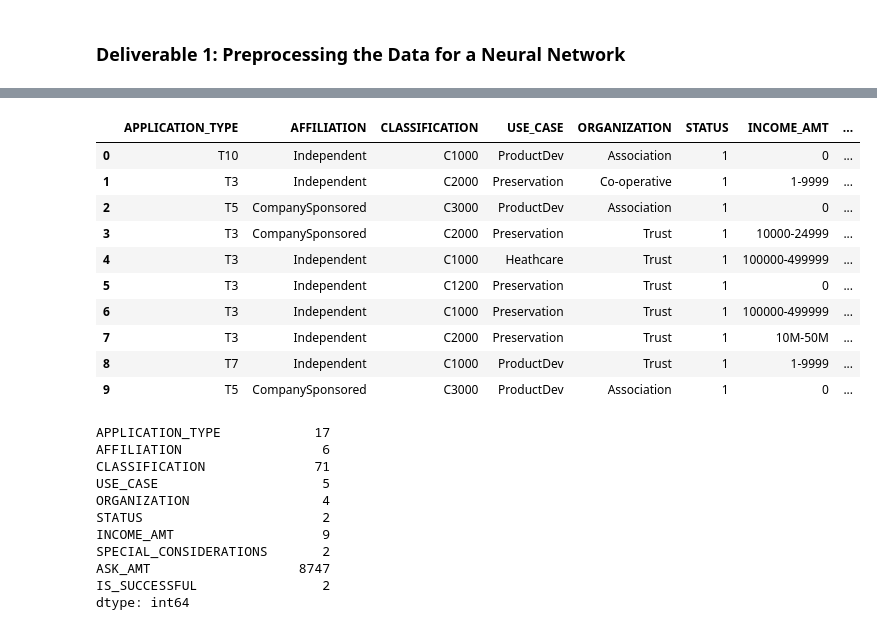
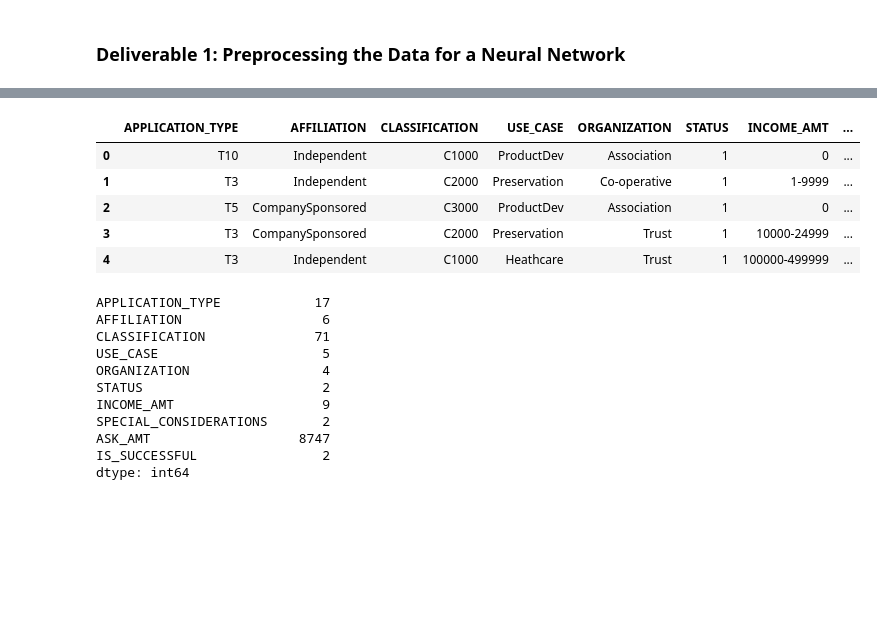
Before and after one commit to MRLinares/Neural_Network_Charity_Analysis, a Jupyter notebook: AlphabetSoupCharity.ipynb, the cells around one changed output, grey strips where cells are left out. Saved outputs shown, nothing was run; the diff lists cells and outputs as text; code cells hidden in the pictures; blank space fills up the shorter version.

```diff
--- a/AlphabetSoupCharity.ipynb
+++ b/AlphabetSoupCharity.ipynb
@@ -3,13 +12,8 @@
 # %%
-# Import our dependencies
-from sklearn.model_selection import train_test_split
-from sklearn.preprocessing import StandardScaler,OneHotEncoder
+#  Import and read the charity_data.csv.
+
 import pandas as pd
-import tensorflow as tf
-
-#  Import and read the charity_data.csv.
-import pandas as pd
-application_df = pd.read_csv("https://raw.githubusercontent.com/MRLinares/Neural_Network_Charity_Analysis/main/charity_data.csv")
+application_df = pd.read_csv("https://raw.githubusercontent.com/MRLinares/Neural_Network_Charity_Analysis/main/Resources/charity_data.csv")
 application_df.head(10)
 
 # From the dataset and the ask of the challenege:
@@ -30,21 +34,16 @@ application_df.head(10)
 # %%
 # Drop the non-beneficial ID columns, 'EIN' and 'NAME'.
 
 application_df = application_df.drop("EIN", axis=1)
 application_df = application_df.drop("NAME", axis=1)
-application_df.head(10)
+application_df.head()
 # %% [output]
 |  | APPLICATION_TYPE | AFFILIATION | CLASSIFICATION | USE_CASE | ORGANIZATION | STATUS | INCOME_AMT | ... |
 | 0 | T10 | Independent | C1000 | ProductDev | Association | 1 | 0 | ... |
 | 1 | T3 | Independent | C2000 | Preservation | Co-operative | 1 | 1-9999 | ... |
 | 2 | T5 | CompanySponsored | C3000 | ProductDev | Association | 1 | 0 | ... |
 | 3 | T3 | CompanySponsored | C2000 | Preservation | Trust | 1 | 10000-24999 | ... |
 | 4 | T3 | Independent | C1000 | Heathcare | Trust | 1 | 100000-499999 | ... |
-| 5 | T3 | Independent | C1200 | Preservation | Trust | 1 | 0 | ... |
-| 6 | T3 | Independent | C1000 | Preservation | Trust | 1 | 100000-499999 | ... |
-| 7 | T3 | Independent | C2000 | Preservation | Trust | 1 | 10M-50M | ... |
-| 8 | T7 | Independent | C1000 | ProductDev | Trust | 1 | 1-9999 | ... |
-| 9 | T5 | CompanySponsored | C3000 | ProductDev | Association | 1 | 0 | ... |
 # %%
 # Determine the number of unique values in each column.
 
```
Also changed, not shown: parts of 9 cells of this notebook.
